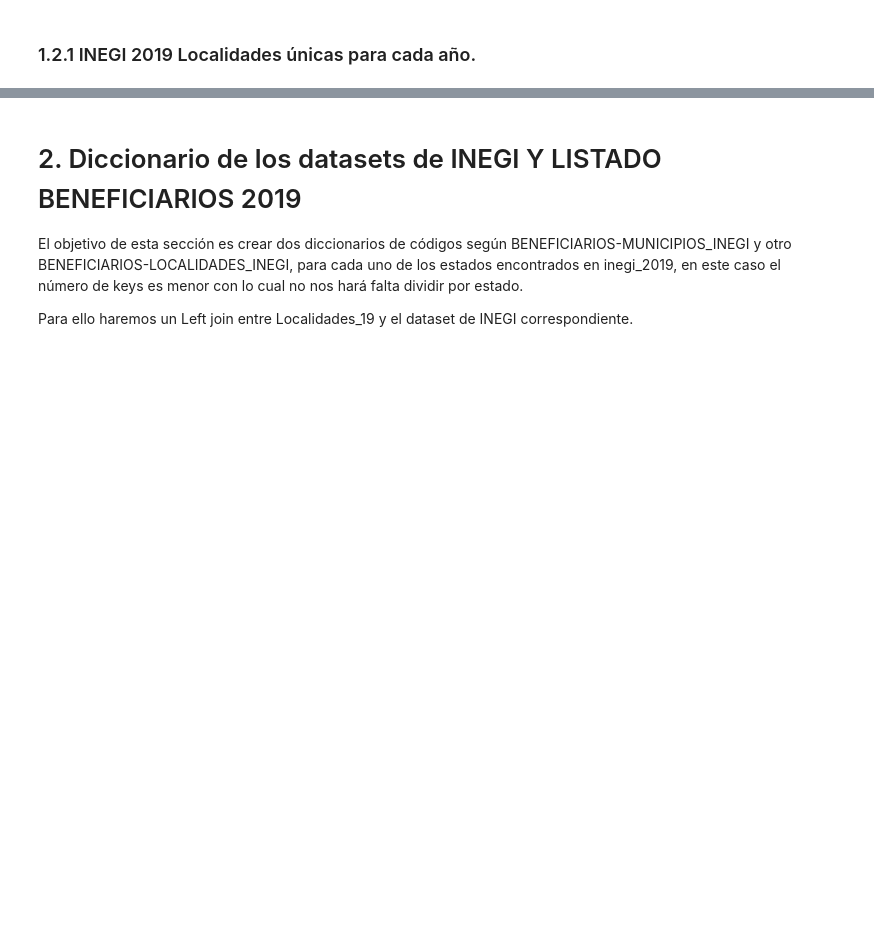
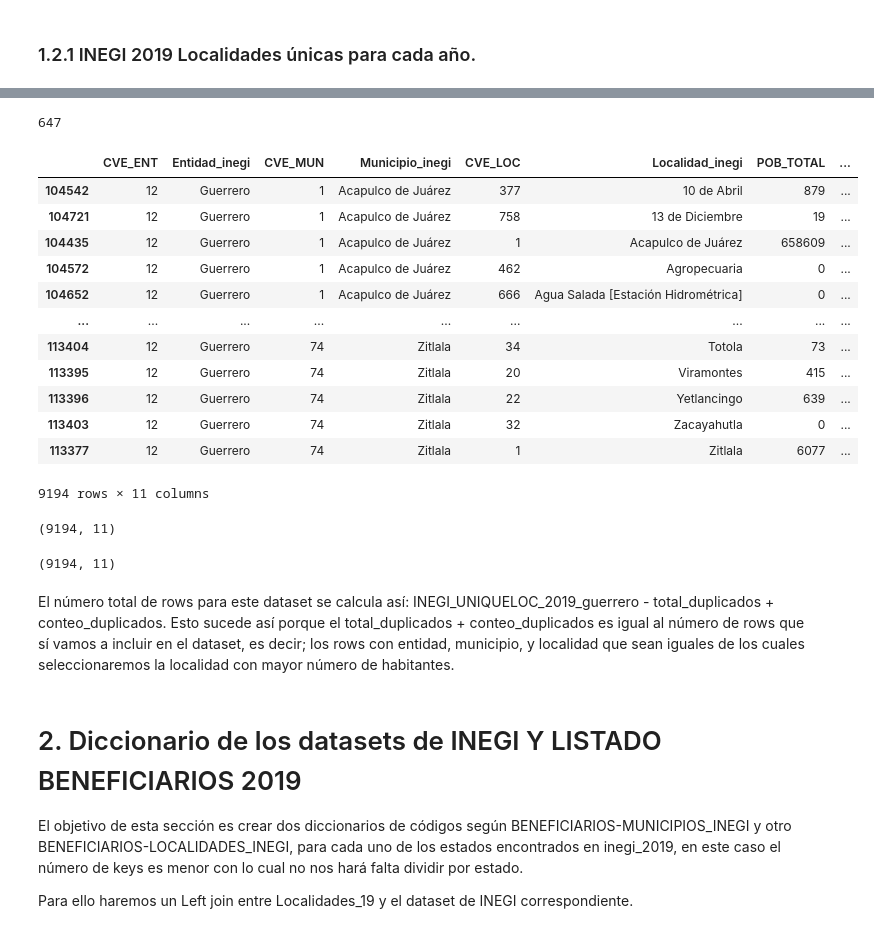
Before and after one commit to DGRIA/SESNA-Fertilizantes, a Jupyter notebook: src/Notebooks/2.3.1 Benef2019_Cleaning_and_merged.ipynb, the cells around one changed output, grey strips where cells are left out. Drawn from its saved outputs; the diff is of its cells as text; code cells hidden in the pictures; blank space fills up the shorter version.

Commit message:
emepezamos con diccionario simple de localidades para 2019, separamos la creación de inegi_uniqueloc en 2.3.5

```diff
--- a/src/Notebooks/2.3.1 Benef2019_Cleaning_and_merged.ipynb
+++ b/src/Notebooks/2.3.1 Benef2019_Cleaning_and_merged.ipynb
@@ -114,6 +96,5 @@ dataset_inegi_2019 = pd.read_csv(path_dataset_inegi_2019)
 # %%
 dataset_inegi_2019['KEY_inegi_municipio'] = dataset_inegi_2019['Entidad_c_inegi'].astype(str) + '-' + dataset_inegi_2019[
     'Municipio_c_inegi'].astype(str)
-dataset_inegi_2019['KEY_inegi_localidad'] = dataset_inegi_2019['Entidad_c_inegi'].astype(str) + '-' + dataset_inegi_2019[
-    'Municipio_c_inegi'].astype(str) + '-' + dataset_inegi_2019['Localidad_c_inegi'].astype(str)
+dataset_inegi_2019['KEY_inegi_localidad'] = dataset_inegi_2019['Municipio_c_inegi'].astype(str) + '-' + dataset_inegi_2019['Localidad_c_inegi'].astype(str)
 # %%
@@ -142,0 +131,2 @@ INEGI_UNIQUELOC_2019.shape
+# %%
+INEGI_UNIQUELOC_2019_guerrero = INEGI_UNIQUELOC_2019[INEGI_UNIQUELOC_2019['Entidad_inegi'] == 'Guerrero']
@@ -142,0 +171,31 @@ INEGI_UNIQUELOC_2019.shape
+# %%
+total_duplicados
+# %% [output]
+647
+# %%
+# Step 1 & 2: Group by 'municipio' and 'localidad', then find the row with the maximum 'pob' within each group
+INEGI_UNIQUELOC_2019_guerrero = INEGI_UNIQUELOC_2019_guerrero.loc[INEGI_UNIQUELOC_2019_guerrero.groupby(['Municipio_inegi', 'Localidad_inegi'])['POB_TOTAL'].idxmax()]
+
+# This DataFrame now contains the localidades with the greatest 'pob' for each unique 'municipio'-'localidad' combination
+# %%
+INEGI_UNIQUELOC_2019_guerrero.drop(columns=["KEY_inegi_municipio"], inplace=True)
+# %%
+INEGI_UNIQUELOC_2019_guerrero
+# %% [output]
+|  | CVE_ENT | Entidad_inegi | CVE_MUN | Municipio_inegi | CVE_LOC | Localidad_inegi | POB_TOTAL | ... |
+| 104542 | 12 | Guerrero | 1 | Acapulco de Juárez | 377 | 10 de Abril | 879 | ... |
+| 104721 | 12 | Guerrero | 1 | Acapulco de Juárez | 758 | 13 de Diciembre | 19 | ... |
+| 104435 | 12 | Guerrero | 1 | Acapulco de Juárez | 1 | Acapulco de Juárez | 658609 | ... |
+| 104572 | 12 | Guerrero | 1 | Acapulco de Juárez | 462 | Agropecuaria | 0 | ... |
+| 104652 | 12 | Guerrero | 1 | Acapulco de Juárez | 666 | Agua Salada [Estación Hidrométrica] | 0 | ... |
+| ... | ... | ... | ... | ... | ... | ... | ... | ... |
+| 113404 | 12 | Guerrero | 74 | Zitlala | 34 | Totola | 73 | ... |
+| 113395 | 12 | Guerrero | 74 | Zitlala | 20 | Viramontes | 415 | ... |
+| 113396 | 12 | Guerrero | 74 | Zitlala | 22 | Yetlancingo | 639 | ... |
+| 113403 | 12 | Guerrero | 74 | Zitlala | 32 | Zacayahutla | 0 | ... |
+| 113377 | 12 | Guerrero | 74 | Zitlala | 1 | Zitlala | 6077 | ... |
+9194 rows × 11 columns
+# %%
+INEGI_UNIQUELOC_2019_guerrero.shape
+# %% [output]
+(9194, 11)
@@ -143,3 +204,9 @@ INEGI_UNIQUELOC_2019.shape
+# %%
+INEGI_UNIQUELOC_2019_guerrero.shape
+# %% [output]
+(9194, 11)
+# %% [markdown]
+El número total de rows para este dataset se calcula así: INEGI_UNIQUELOC_2019_guerrero - total_duplicados + conteo_duplicados. Esto sucede así porque el total_duplicados + conteo_duplicados es igual al número de rows que sí vamos a incluir en el dataset, es decir; los rows con entidad, municipio, y localidad que sean iguales de los cuales seleccionaremos la localidad con mayor número de habitantes.
 # %% [markdown]
 # 2. Diccionario de los datasets de INEGI Y LISTADO BENEFICIARIOS 2019
 
```
Also changed, not shown: parts of 61 cells of this notebook, 5 other files.
